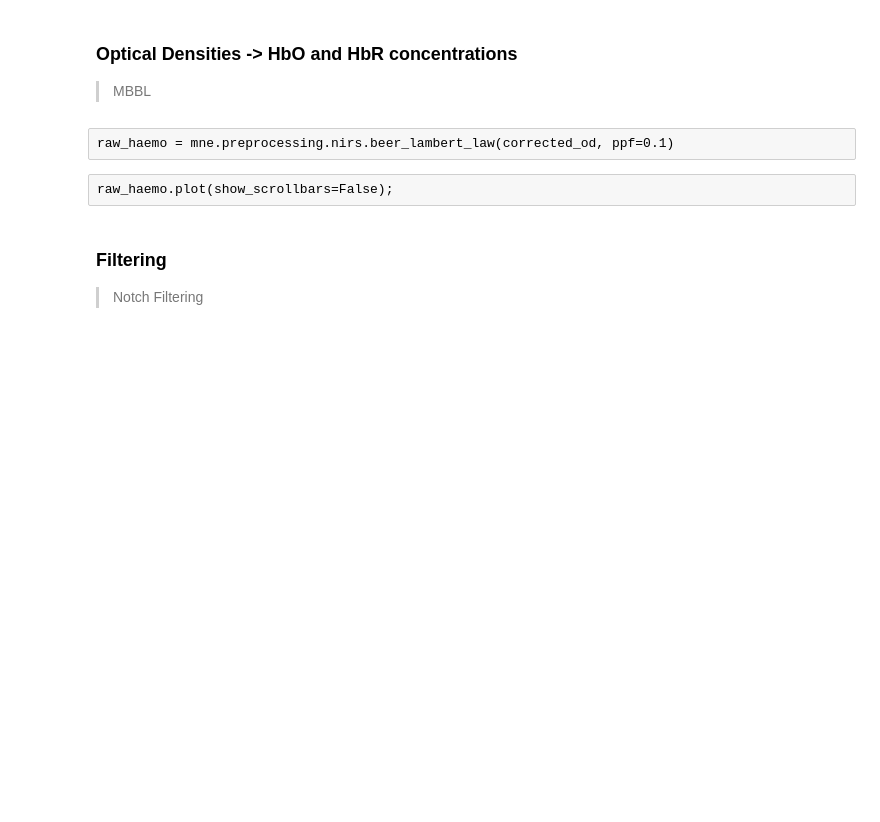
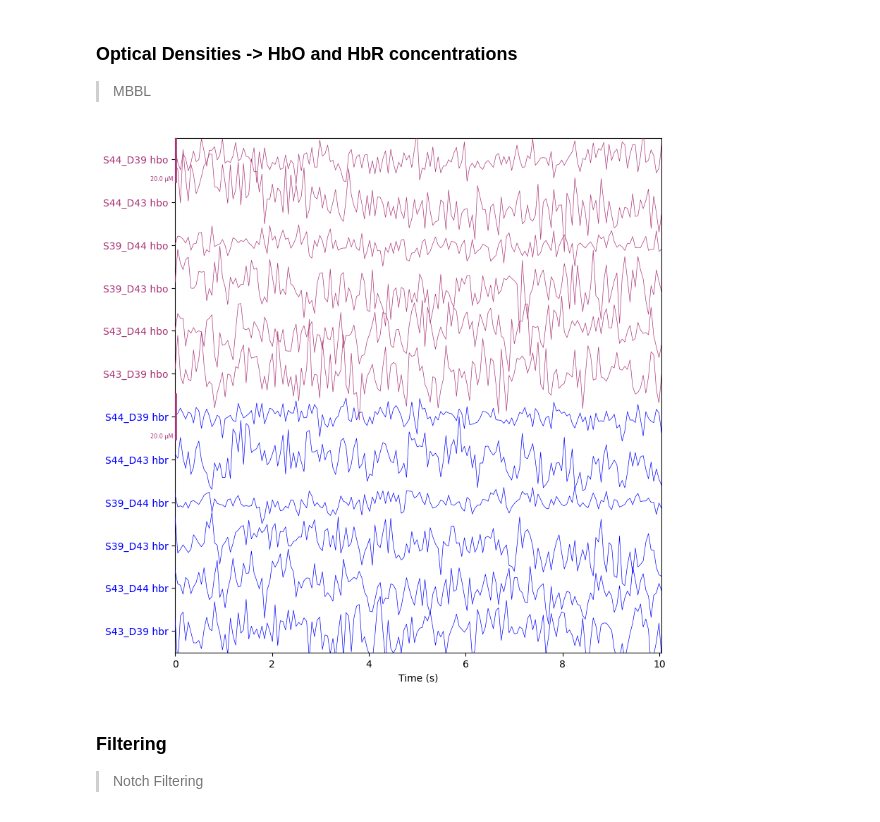
Before and after one commit to pulkitgoyal56/fnirsPy, a Jupyter notebook: main.ipynb, the cells around one changed output. Drawn from its saved outputs; the diff is of its cells as text; code cells hidden in the pictures; blank space fills up the shorter version.

```diff
--- a/main.ipynb
+++ b/main.ipynb
@@ -442,10 +474,12 @@ corrected_od.info['bads'] = list(compress(corrected_od.ch_names, sci < 0.5))
 ### Optical Densities -> HbO and HbR concentrations
 
 > MBBL
-# %% [raw]
-raw_haemo = mne.preprocessing.nirs.beer_lambert_law(corrected_od, ppf=0.1)
-# %% [raw]
-raw_haemo.plot(show_scrollbars=False);
+# %%
+raw_haemo = mne.preprocessing.nirs.beer_lambert_law(corrected_od, ppf=0.1)
+# %%
+raw_haemo.plot(show_scrollbars=False);
+# %% [output]
+[figure, added]
 # %% [markdown]
 ### Filtering
 
```
Also changed, not shown: parts of 21 cells of this notebook.
